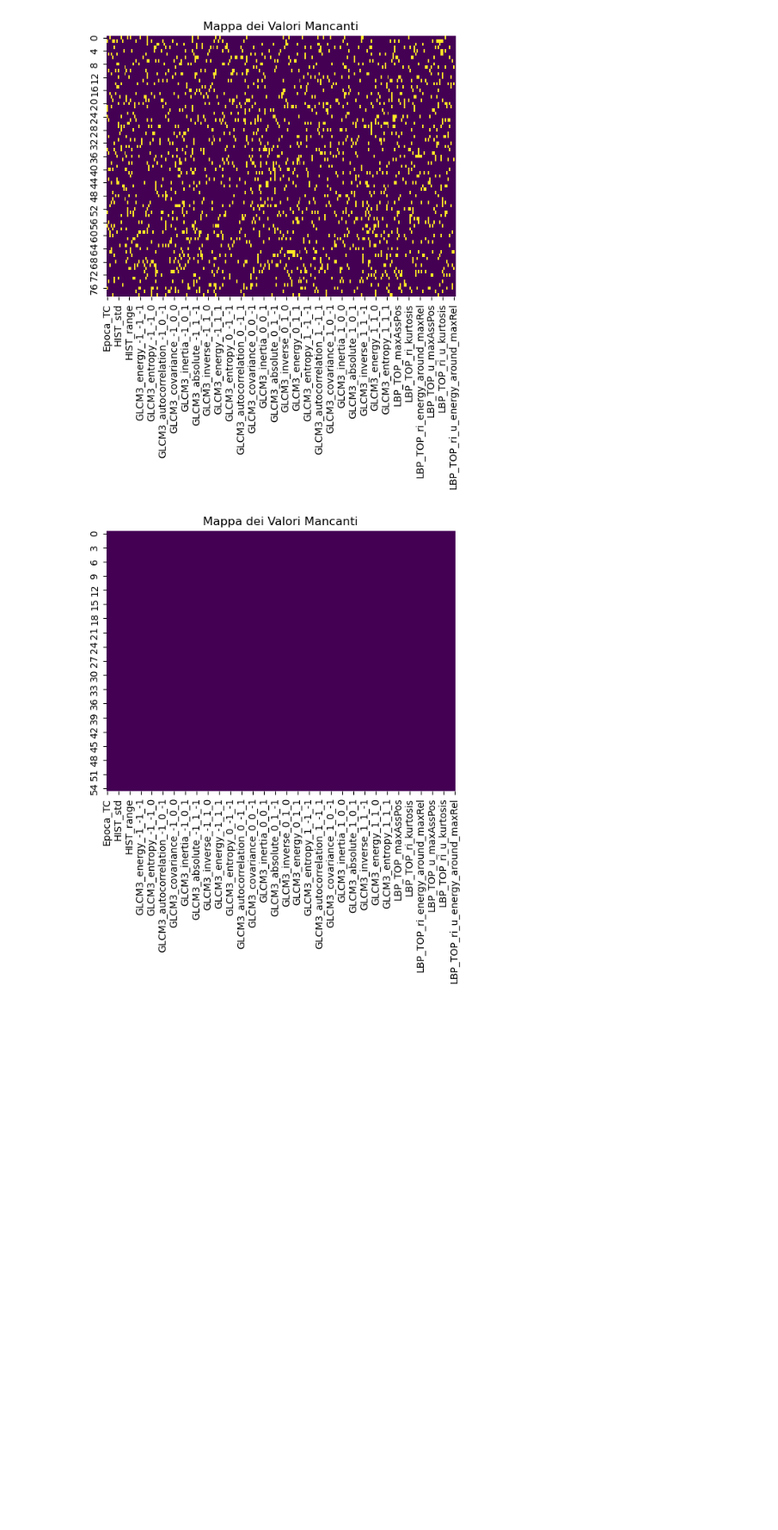
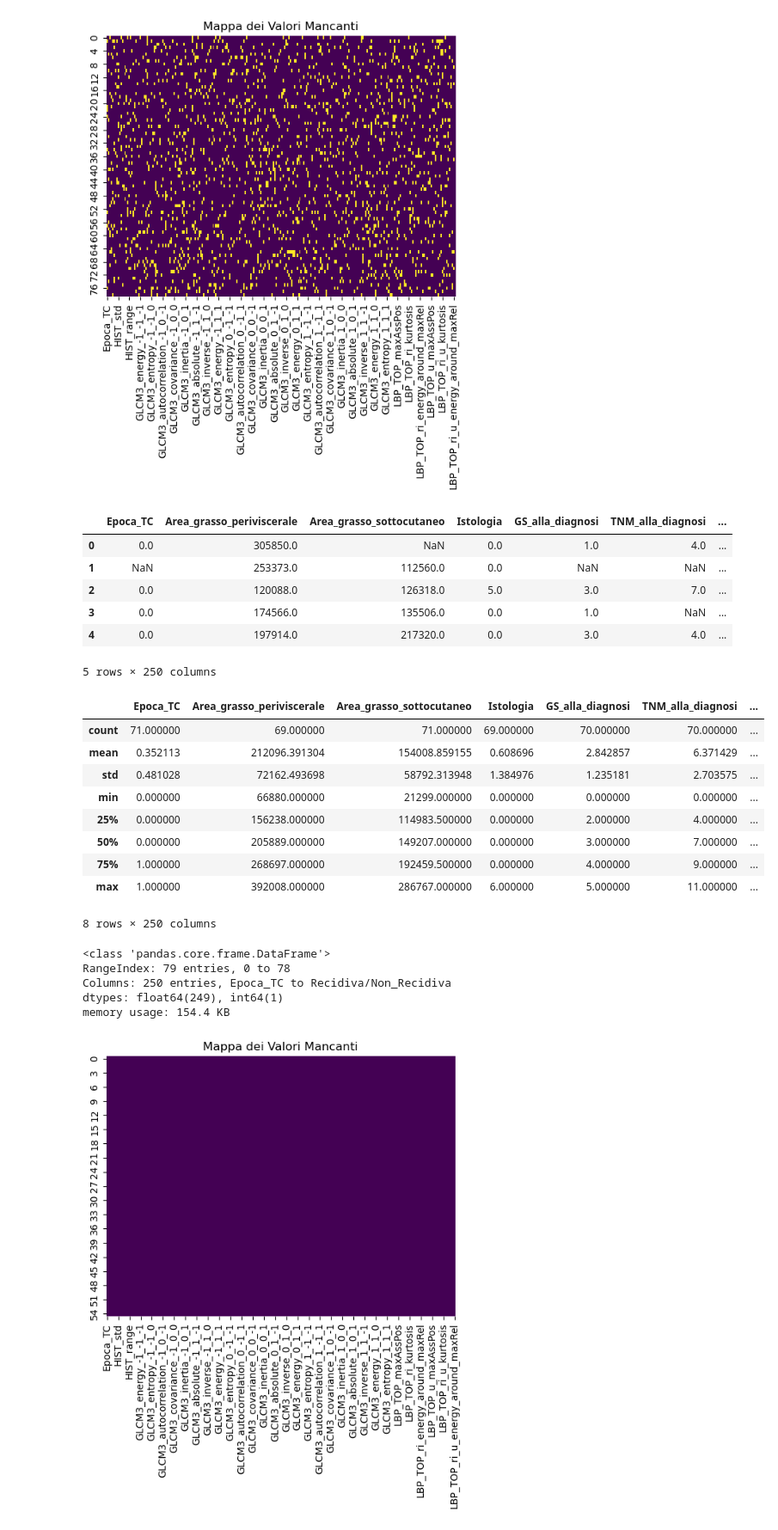
Before and after one commit to Ele9999/progFIA, a Jupyter notebook: SVC.ipynb, the cells around one changed output. Shown at 86% size. Saved outputs shown, nothing was run; the diff lists cells and outputs as text; code cells hidden in the pictures; blank space fills up the shorter version.

```diff
--- a/SVC.ipynb
+++ b/SVC.ipynb
@@ -24,5 +26,23 @@ plt.show()
 # %% [output]
 [figure]
 # %%
-#display(data_cleaned.head())
-#display(data_cleaned.describe())
+display(data_cleaned.head())
+display(data_cleaned.describe())
+# %% [output]
+|  | Epoca_TC | Area_grasso_periviscerale | Area_grasso_sottocutaneo | Istologia | GS_alla_diagnosi | TNM_alla_diagnosi | ... |
+| 0 | 0.0 | 305850.0 | NaN | 0.0 | 1.0 | 4.0 | ... |
+| 1 | NaN | 253373.0 | 112560.0 | 0.0 | NaN | NaN | ... |
+| 2 | 0.0 | 120088.0 | 126318.0 | 5.0 | 3.0 | 7.0 | ... |
+| 3 | 0.0 | 174566.0 | 135506.0 | 0.0 | 1.0 | NaN | ... |
+| 4 | 0.0 | 197914.0 | 217320.0 | 0.0 | 3.0 | 4.0 | ... |
+5 rows × 250 columns
+|  | Epoca_TC | Area_grasso_periviscerale | Area_grasso_sottocutaneo | Istologia | GS_alla_diagnosi | TNM_alla_diagnosi | ... |
+| count | 71.000000 | 69.000000 | 71.000000 | 69.000000 | 70.000000 | 70.000000 | ... |
+| mean | 0.352113 | 212096.391304 | 154008.859155 | 0.608696 | 2.842857 | 6.371429 | ... |
+| std | 0.481028 | 72162.493698 | 58792.313948 | 1.384976 | 1.235181 | 2.703575 | ... |
+| min | 0.000000 | 66880.000000 | 21299.000000 | 0.000000 | 0.000000 | 0.000000 | ... |
+| 25% | 0.000000 | 156238.000000 | 114983.500000 | 0.000000 | 2.000000 | 4.000000 | ... |
+| 50% | 0.000000 | 205889.000000 | 149207.000000 | 0.000000 | 3.000000 | 7.000000 | ... |
+| 75% | 1.000000 | 268697.000000 | 192459.500000 | 0.000000 | 4.000000 | 9.000000 | ... |
+| max | 1.000000 | 392008.000000 | 286767.000000 | 6.000000 | 5.000000 | 11.000000 | ... |
+8 rows × 250 columns
@@ -31 +49,9 @@ plt.show()
+# %%
+data_cleaned.info()
+# %% [output]
+<class 'pandas.core.frame.DataFrame'>
+RangeIndex: 79 entries, 0 to 78
+Columns: 250 entries, Epoca_TC to Recidiva/Non_Recidiva
+dtypes: float64(249), int64(1)
+memory usage: 154.4 KB
 # %%
```
Also changed, not shown: parts of 25 cells of this notebook, 2 other files.
